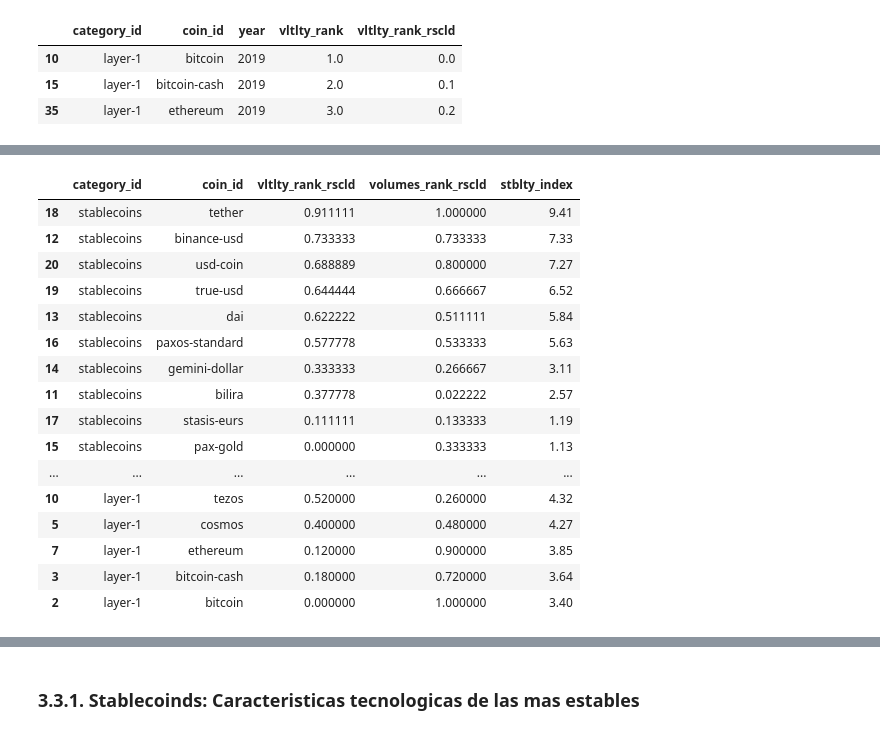
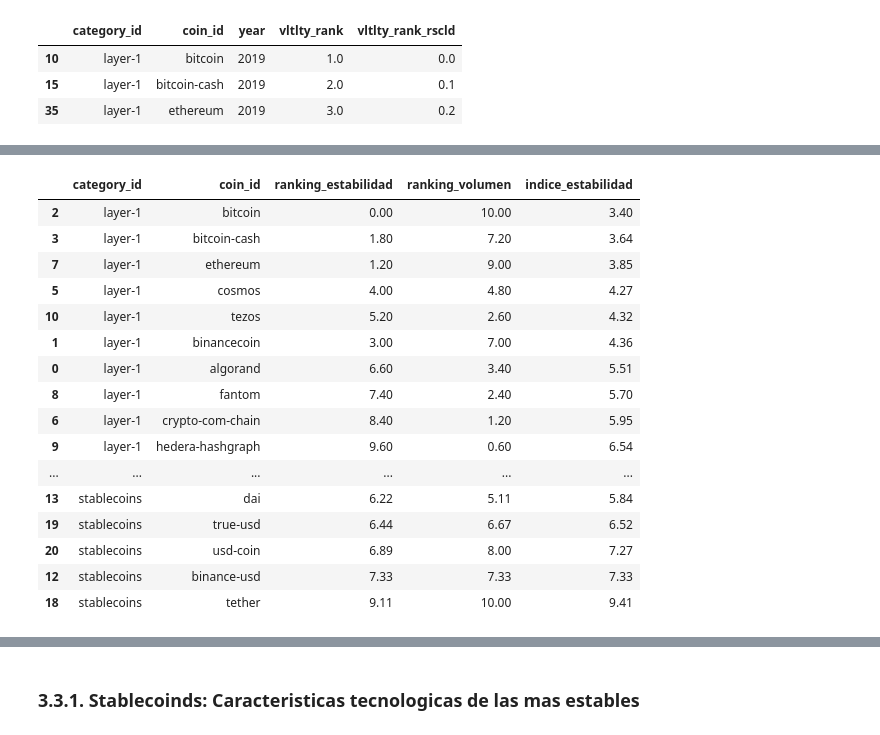
Before and after one commit to mmvvff/henry_pi_anltcs, a Jupyter notebook: data_process/03_eda_v2.ipynb, the cells around one changed output, grey strips where cells are left out. Drawn from its saved outputs; the diff is of its cells as text; code cells hidden in the pictures.

```diff
--- a/data_process/03_eda_v2.ipynb
+++ b/data_process/03_eda_v2.ipynb
@@ -420,4 +531,4 @@ data_vltlty_rank.head(3)
 # %%
 # promedio de la posicion a lo largo del tiempo
-data_vltlty_rank_index=data_vltlty_rank.groupby(
+data_vltlty_rank_index_mean=data_vltlty_rank.groupby(
     ['category_id','coin_id'])['vltlty_rank_rscld'].mean().reset_index()
@@ -449,0 +535,5 @@ data_volume_rank_index.head(5)
+# %%
+# promedio de la posicion a lo largo del tiempo
+data_volume_rank_index_mean=data_volume_rank.groupby(
+    ['category_id','coin_id'])['volumes_rank_rscld'].mean().reset_index()
+data_volume_rank_index_mean.head(5)
@@ -450,32 +547,37 @@ data_volume_rank_index.head(5)
 # %%
-# calculamos el indice de estabilidad relativa
-data_stblty_index=pd.merge(
-    data_vltlty_rank_index,
-    data_volume_rank_index,
+# calculamos el indice de estabilidad relativa: promedio a lo largo del tiempo
+data_stblty_index_mean=pd.merge(
+    data_vltlty_rank_index_mean,
+    data_volume_rank_index_mean,
     on=['category_id','coin_id'])
-data_stblty_index['stblty_index']=round((
-    (data_stblty_index['vltlty_rank_rscld']*0.66) +
-    (data_stblty_index['volumes_rank_rscld']*0.34)
-    )*10,2)
-data_stblty_index.to_csv(
-    os.path.join("3_output","data_stblty_index.csv"))
-data_stblty_index.sort_values(
-    ['category_id','stblty_index'],ascending=False)
+data_stblty_index_mean['stblty_index']=(
+    (data_stblty_index_mean['vltlty_rank_rscld']*0.66) +
+    (data_stblty_index_mean['volumes_rank_rscld']*0.34))
+data_stblty_index_mean=data_stblty_index_mean.rename(columns={
+    'vltlty_rank_rscld':'ranking_estabilidad',
+    'volumes_rank_rscld':'ranking_volumen',
+    'stblty_index':'indice_estabilidad'
+    })
+data_stblty_index_mean.loc[
+    :,['ranking_estabilidad','ranking_volumen','indice_estabilidad']]=round(data_stblty_index_mean[
+        ['ranking_estabilidad','ranking_volumen','indice_estabilidad']]*10,2)
+data_stblty_index_mean.sort_values(
+    ['category_id','indice_estabilidad'],ascending=True)
 # %% [output]
-|  | category_id | coin_id | vltlty_rank_rscld | volumes_rank_rscld | stblty_index |
-| 18 | stablecoins | tether | 0.911111 | 1.000000 | 9.41 |
-| 12 | stablecoins | binance-usd | 0.733333 | 0.733333 | 7.33 |
-| 20 | stablecoins | usd-coin | 0.688889 | 0.800000 | 7.27 |
-| 19 | stablecoins | true-usd | 0.644444 | 0.666667 | 6.52 |
-| 13 | stablecoins | dai | 0.622222 | 0.511111 | 5.84 |
-| 16 | stablecoins | paxos-standard | 0.577778 | 0.533333 | 5.63 |
-| 14 | stablecoins | gemini-dollar | 0.333333 | 0.266667 | 3.11 |
-| 11 | stablecoins | bilira | 0.377778 | 0.022222 | 2.57 |
-| 17 | stablecoins | stasis-eurs | 0.111111 | 0.133333 | 1.19 |
-| 15 | stablecoins | pax-gold | 0.000000 | 0.333333 | 1.13 |
+|  | category_id | coin_id | ranking_estabilidad | ranking_volumen | indice_estabilidad |
+| 2 | layer-1 | bitcoin | 0.00 | 10.00 | 3.40 |
+| 3 | layer-1 | bitcoin-cash | 1.80 | 7.20 | 3.64 |
+| 7 | layer-1 | ethereum | 1.20 | 9.00 | 3.85 |
+| 5 | layer-1 | cosmos | 4.00 | 4.80 | 4.27 |
+| 10 | layer-1 | tezos | 5.20 | 2.60 | 4.32 |
+| 1 | layer-1 | binancecoin | 3.00 | 7.00 | 4.36 |
+| 0 | layer-1 | algorand | 6.60 | 3.40 | 5.51 |
+| 8 | layer-1 | fantom | 7.40 | 2.40 | 5.70 |
+| 6 | layer-1 | crypto-com-chain | 8.40 | 1.20 | 5.95 |
+| 9 | layer-1 | hedera-hashgraph | 9.60 | 0.60 | 6.54 |
 | ... | ... | ... | ... | ... | ... |
-| 10 | layer-1 | tezos | 0.520000 | 0.260000 | 4.32 |
-| 5 | layer-1 | cosmos | 0.400000 | 0.480000 | 4.27 |
-| 7 | layer-1 | ethereum | 0.120000 | 0.900000 | 3.85 |
-| 3 | layer-1 | bitcoin-cash | 0.180000 | 0.720000 | 3.64 |
-| 2 | layer-1 | bitcoin | 0.000000 | 1.000000 | 3.40 |
+| 13 | stablecoins | dai | 6.22 | 5.11 | 5.84 |
+| 19 | stablecoins | true-usd | 6.44 | 6.67 | 6.52 |
+| 20 | stablecoins | usd-coin | 6.89 | 8.00 | 7.27 |
+| 12 | stablecoins | binance-usd | 7.33 | 7.33 | 7.33 |
+| 18 | stablecoins | tether | 9.11 | 10.00 | 9.41 |
```
Also changed, not shown: parts of 25 cells of this notebook, 18 other files.
